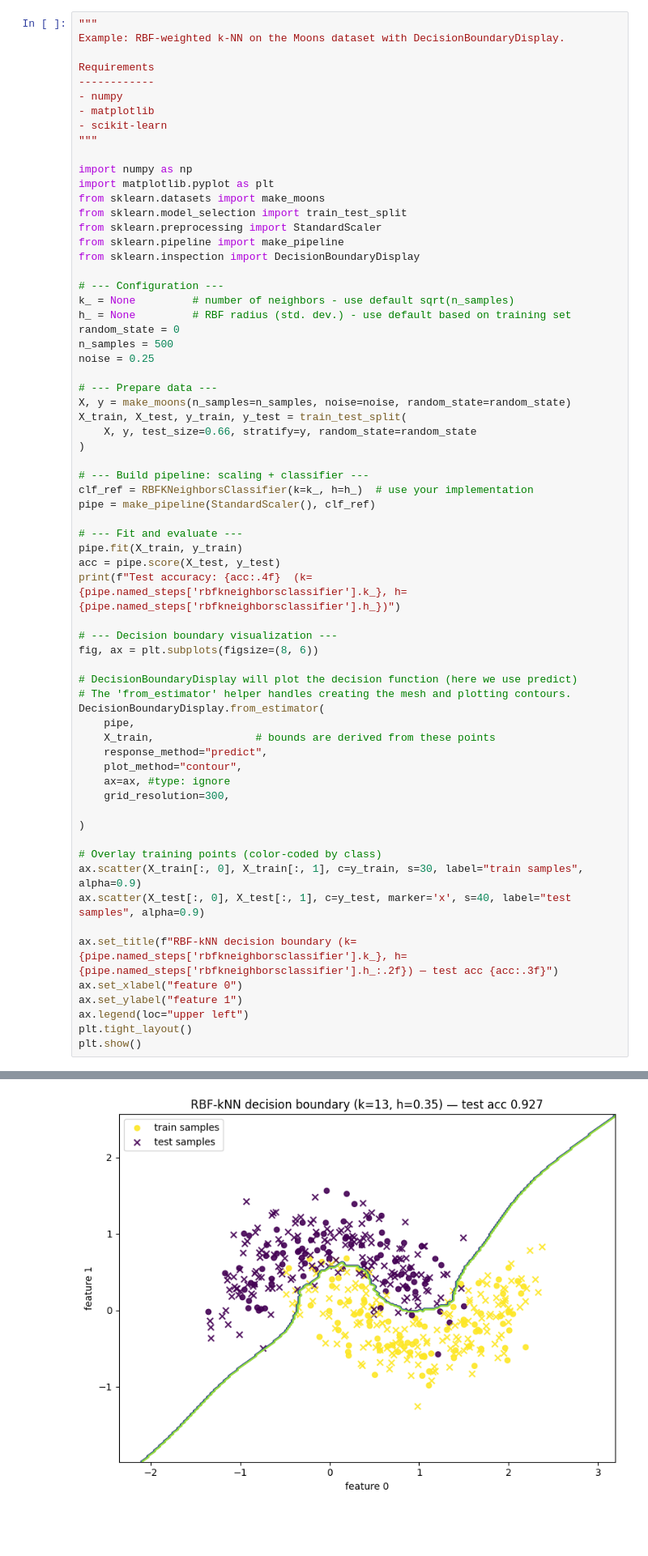
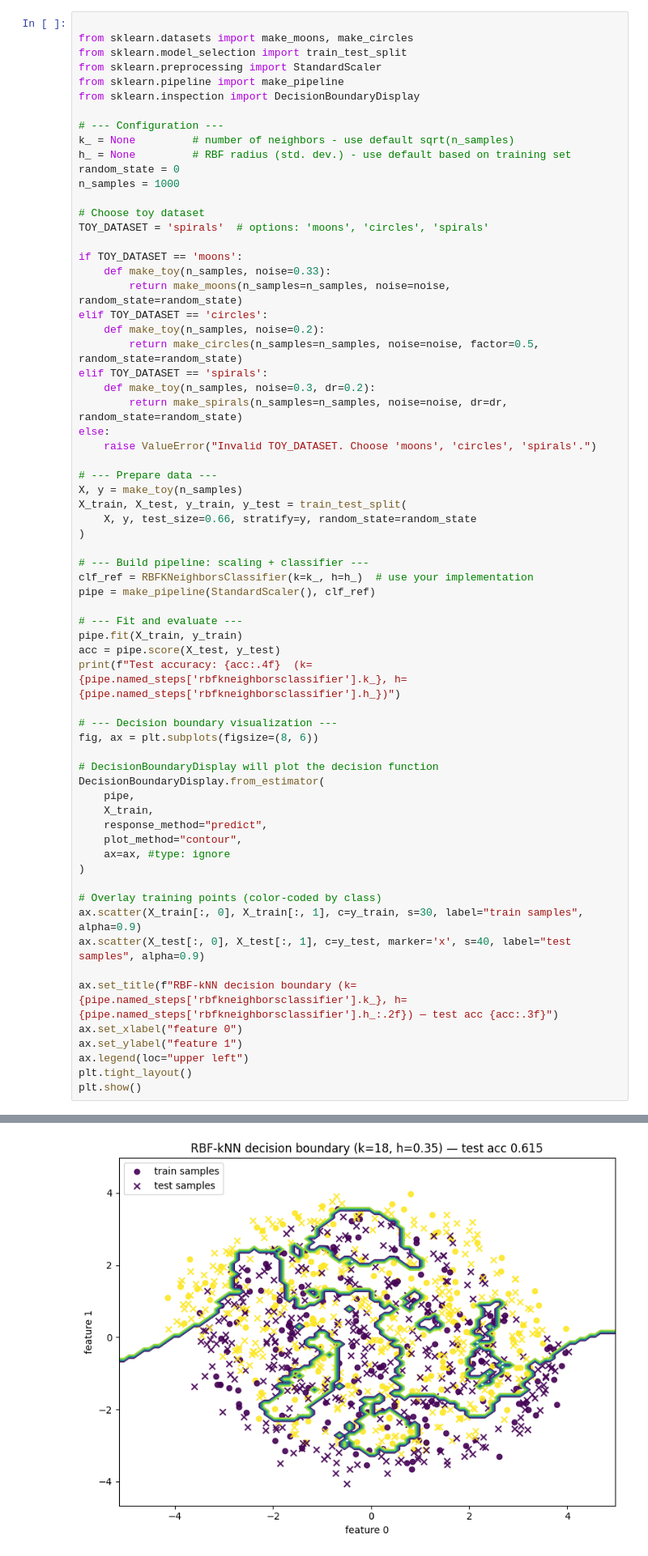
Before and after one commit to eduardo-ufmg/semana-conhecimento, a Jupyter notebook: knn.ipynb, the cells around one changed output, grey strips where cells are left out. Shown at 81% size. Drawn from its saved outputs; the diff is of its cells as text; blank space fills up the shorter version.

```diff
--- a/knn.ipynb
+++ b/knn.ipynb
@@ -173,17 +203,6 @@ Probs for first 5 test samples:
 # %%
-"""
-Example: RBF-weighted k-NN on the Moons dataset with DecisionBoundaryDisplay.
 
-Requirements
-------------
-- numpy
-- matplotlib
-- scikit-learn
-"""
-
-import numpy as np
-import matplotlib.pyplot as plt
-from sklearn.datasets import make_moons
+from sklearn.datasets import make_moons, make_circles
 from sklearn.model_selection import train_test_split
 from sklearn.preprocessing import StandardScaler
 from sklearn.pipeline import make_pipeline
@@ -193,11 +212,25 @@ from sklearn.inspection import DecisionBoundaryDisplay
 k_ = None         # number of neighbors - use default sqrt(n_samples)
 h_ = None         # RBF radius (std. dev.) - use default based on training set
 random_state = 0
-n_samples = 500
-noise = 0.25
+n_samples = 1000
+
+# Choose toy dataset
+TOY_DATASET = 'spirals'  # options: 'moons', 'circles', 'spirals'
+
+if TOY_DATASET == 'moons':
+    def make_toy(n_samples, noise=0.33):
+        return make_moons(n_samples=n_samples, noise=noise, random_state=random_state)
+elif TOY_DATASET == 'circles':
+    def make_toy(n_samples, noise=0.2):
+        return make_circles(n_samples=n_samples, noise=noise, factor=0.5, random_state=random_state)
+elif TOY_DATASET == 'spirals':
+    def make_toy(n_samples, noise=0.3, dr=0.2):
+        return make_spirals(n_samples=n_samples, noise=noise, dr=dr, random_state=random_state)
+else:
+    raise ValueError("Invalid TOY_DATASET. Choose 'moons', 'circles', 'spirals'.")
 
 # --- Prepare data ---
-X, y = make_moons(n_samples=n_samples, noise=noise, random_state=random_state)
+X, y = make_toy(n_samples)
 X_train, X_test, y_train, y_test = train_test_split(
     X, y, test_size=0.66, stratify=y, random_state=random_state
 )
@@ -214,16 +247,13 @@ print(f"Test accuracy: {acc:.4f}  (k={pipe.named_steps['rbfkneighborsclassifier'
 # --- Decision boundary visualization ---
 fig, ax = plt.subplots(figsize=(8, 6))
 
-# DecisionBoundaryDisplay will plot the decision function (here we use predict)
-# The 'from_estimator' helper handles creating the mesh and plotting contours.
+# DecisionBoundaryDisplay will plot the decision function
 DecisionBoundaryDisplay.from_estimator(
     pipe,
-    X_train,                # bounds are derived from these points
+    X_train,
     response_method="predict",
     plot_method="contour",
     ax=ax, #type: ignore
-    grid_resolution=300,
-
 )
 
 # Overlay training points (color-coded by class)
@@ -241,4 +271,4 @@ Test accuracy: 0.9273  (k=13, h=0.3469924031835624)
-[figure, old version]
+[figure, new version]
 # %%
 def gabriel_graph(X):
     """
```
Also changed, not shown: parts of 23 cells of this notebook.
